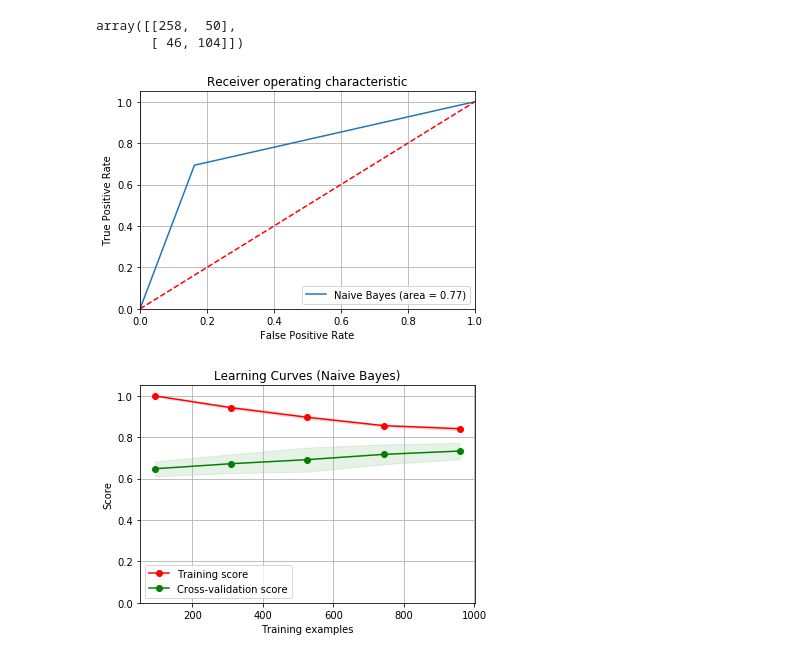
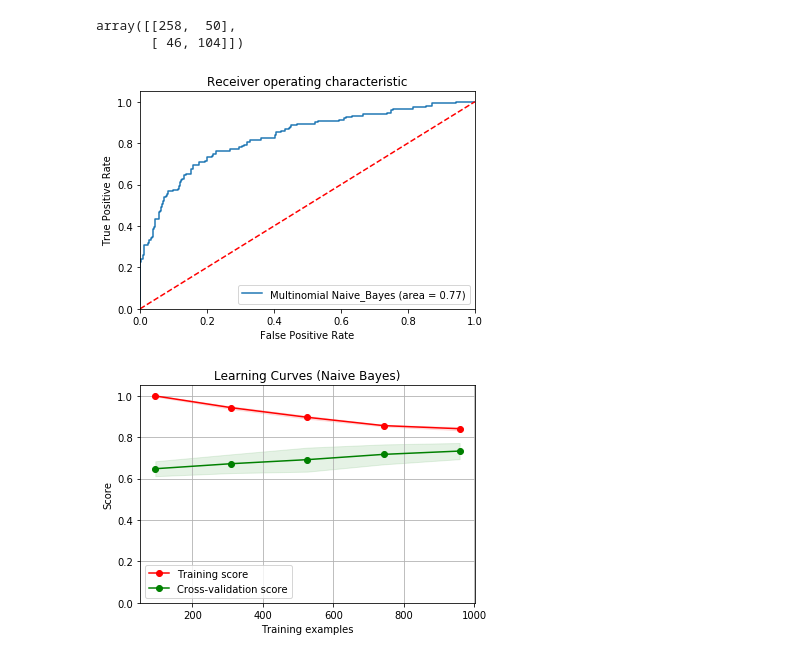
Before and after one commit to grantaguinaldo/final-project, a Jupyter notebook: McModel/McModel_bow.ipynb, the cells around one changed output. Saved outputs shown, nothing was run; the diff lists cells and outputs as text; code cells hidden in the pictures.

Commit message:
updated ROC curves

```diff
--- a/McModel/McModel_bow.ipynb
+++ b/McModel/McModel_bow.ipynb
@@ -42,14 +43,3 @@ X = df['trim_text']
 y = df['rude']
 
 X_dtm = vect.fit_transform(X)
-# %%
-"""
-type(X_dtm_1)
-review_len = np.array(df['review_len']).astype(float)
-sentiment_polarity = np.array(df['sentiment_polarity']).astype(float)
-sentiment_objectivity = np.array(df['sentiment_objectivity']).astype(float)
-
-X_dtm_2 = hstack((X_dtm_1, review_len[:,None])).tocsr()
-X_dtm_3 = hstack((X_dtm_2, sentiment_polarity[:,None])).tocsr()
-X_dtm = hstack((X_dtm_3, sentiment_objectivity[:,None])).tocsr()
-"""
@@ -144,24 +132,19 @@ array([[258,  50],
        [ 46, 104]])
 # %%
 nb_roc_auc = roc_auc_score(y_test, y_pred_class)
-fpr, tpr, thresholds = roc_curve(y_test, y_pred_class)
-
+fpr, tpr, thresholds = roc_curve(y_test, nb.predict_proba(X_test)[:,1])
 plt.figure()
-plt.grid()
-
-plt.plot(fpr, tpr, label='Naive Bayes (area = %0.2f)' % nb_roc_auc)
+plt.plot(fpr, tpr, label='Multinomial Naive_Bayes (area = %0.2f)' % nb_roc_auc)
 plt.plot([0, 1], [0, 1],'r--')
 plt.xlim([0.0, 1.0])
 plt.ylim([0.0, 1.05])
-
 plt.xlabel('False Positive Rate')
 plt.ylabel('True Positive Rate')
 plt.title('Receiver operating characteristic')
-
 plt.legend(loc="lower right")
 plt.show()
 # %% [output]
-[figure, old version]
+[figure, new version]
 # %%
 plt.figure()
 
```
Also changed, not shown: parts of 14 cells of this notebook, 3 other files.
